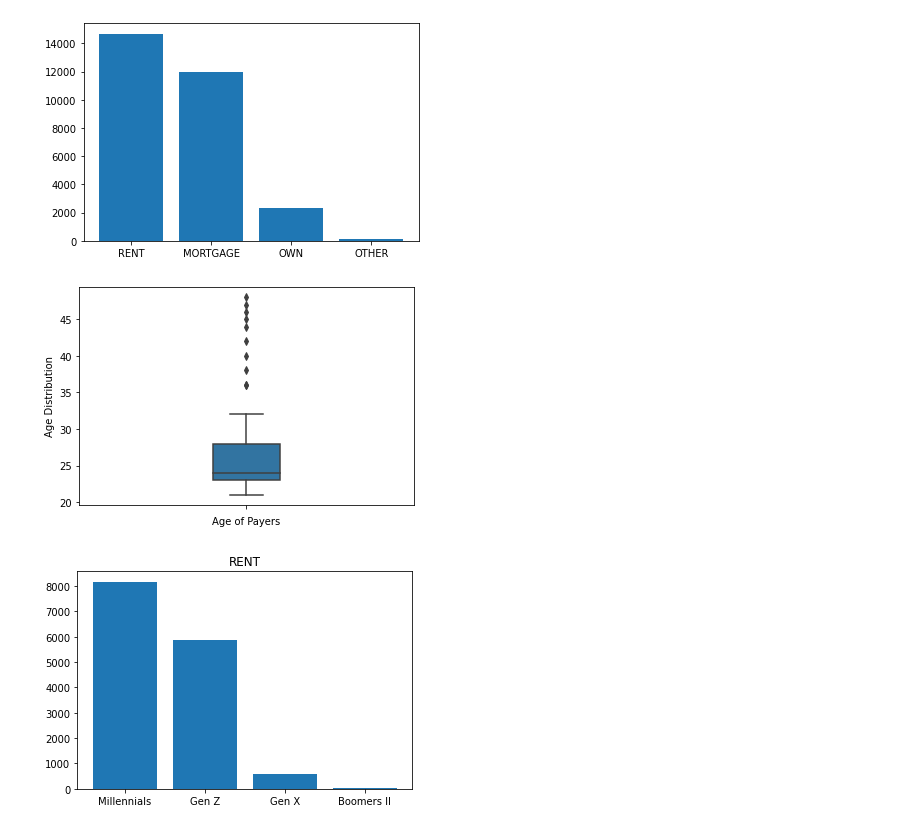
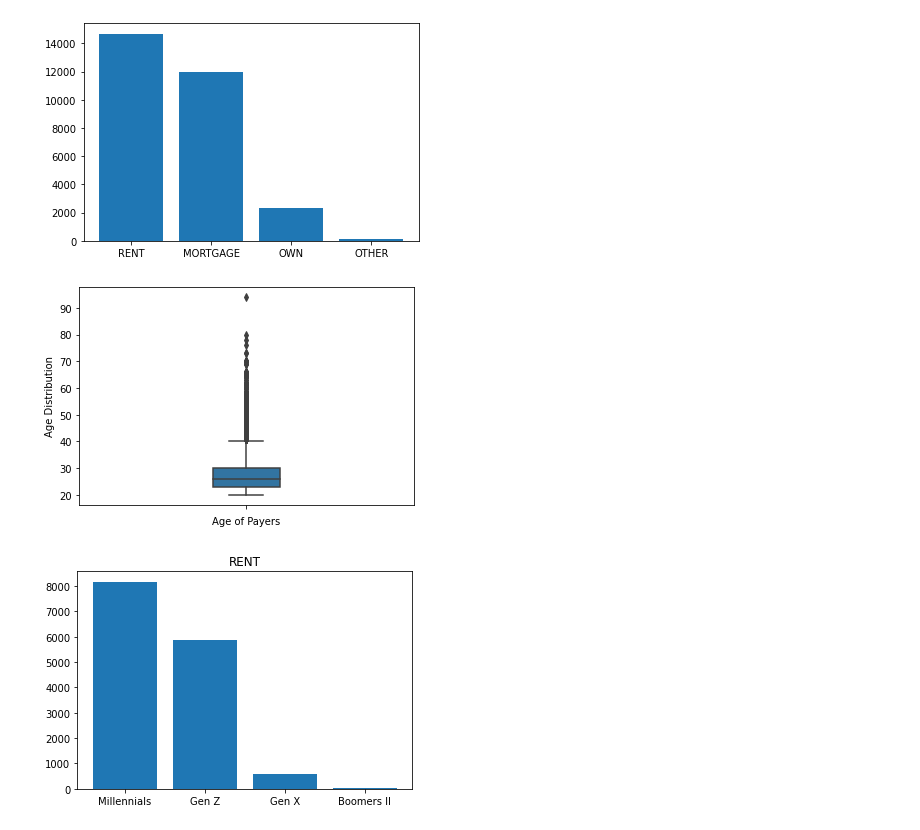
Before and after one commit to Sjsingh101/LoanAnalysis, a Jupyter notebook: visualize.ipynb, the cells around one changed output. Drawn from its saved outputs; the diff is of its cells as text; code cells hidden in the pictures.

```diff
--- a/visualize.ipynb
+++ b/visualize.ipynb
@@ -24,13 +32,13 @@ plt.show()
 # %% [output]
 [figure]
 # %%
-age_dist = data[data.ownership==own_type].age.values
+age_dist = data[data.ownership=="RENT"].age.values
 sns.boxplot(y=age_dist, width=0.2)
 plt.ylabel('Age Distribution')
 plt.xlabel('Age of Payers')
 plt.show()
 # %% [output]
-[figure, old version]
+[figure, new version]
 # %%
 def gen_dist(ages):
     gen = []
```
Also changed, not shown: parts of 2 cells of this notebook, 3 other files.
